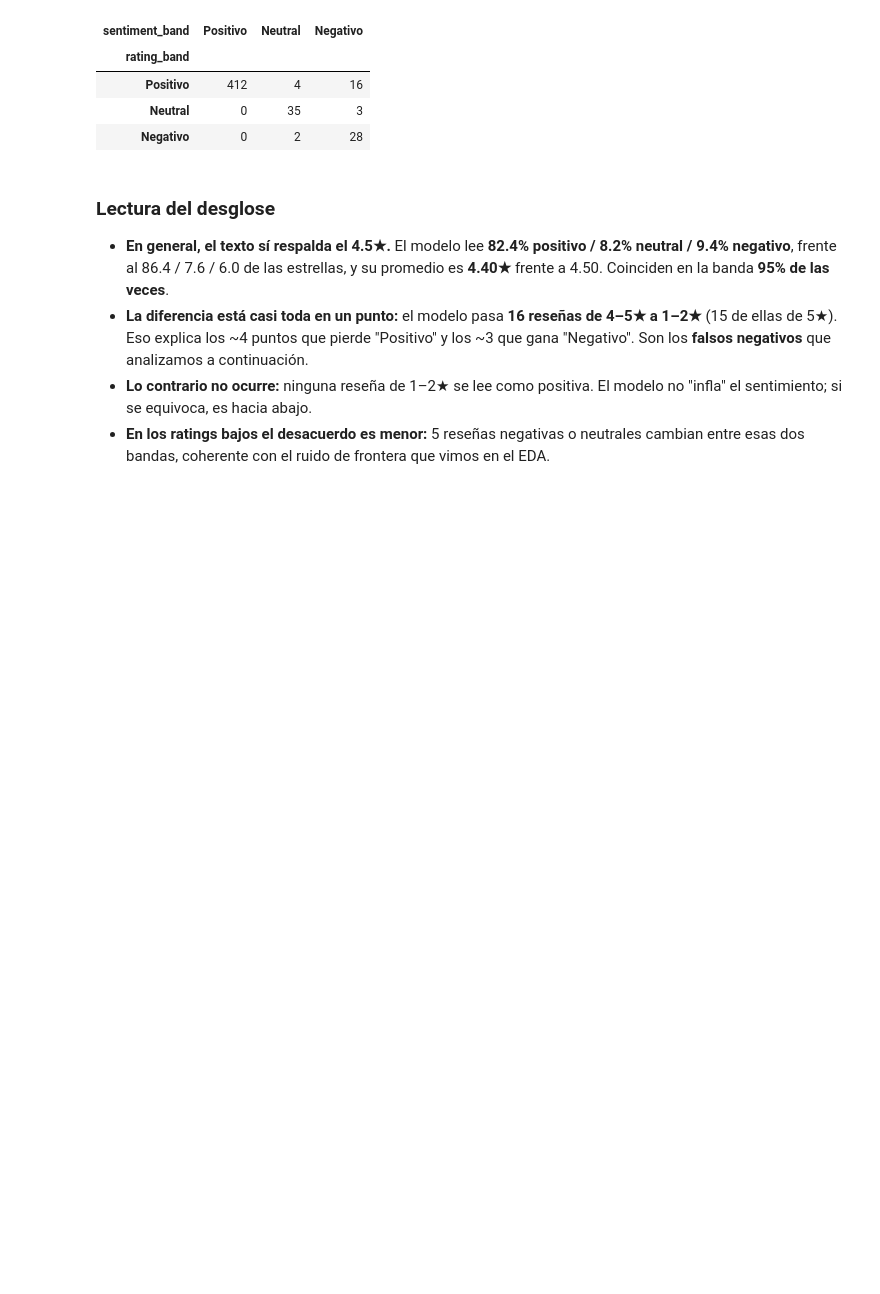
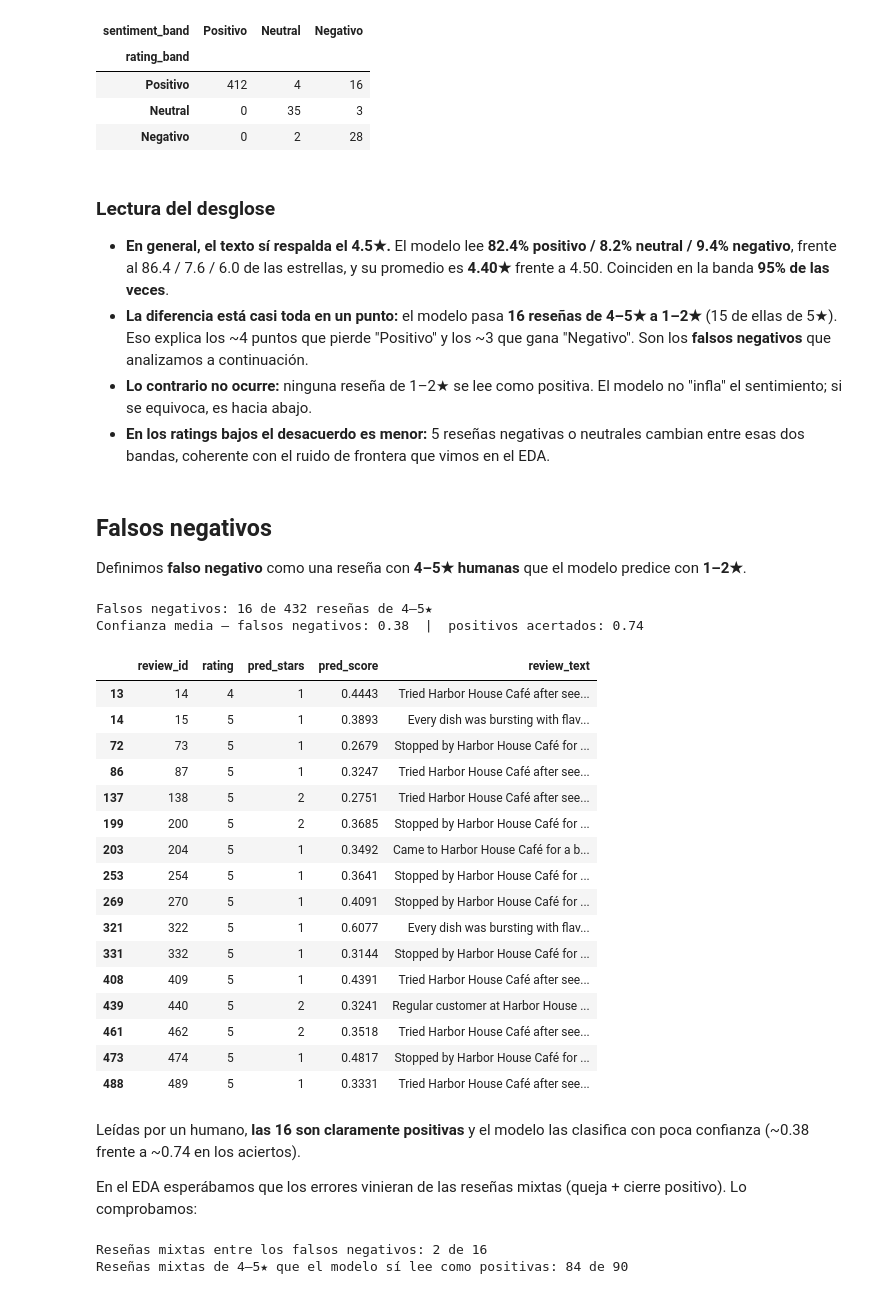
Before and after one commit to 4GeeksAcademy/juan-gouveia-machine-learning-python-template, a Jupyter notebook: src/explore.ipynb, the cells around one changed output. Saved outputs shown, nothing was run; the diff lists cells and outputs as text; code cells hidden in the pictures; blank space fills up the shorter version.

```diff
--- a/src/explore.ipynb
+++ b/src/explore.ipynb
@@ -402,3 +402,46 @@ Coincidencia de banda: 95.0%  |  coincidencia exacta de estrellas: 85.8%
 - **La diferencia está casi toda en un punto:** el modelo pasa **16 reseñas de 4–5★ a 1–2★** (15 de ellas de 5★). Eso explica los ~4 puntos que pierde "Positivo" y los ~3 que gana "Negativo". Son los **falsos negativos** que analizamos a continuación.
 - **Lo contrario no ocurre:** ninguna reseña de 1–2★ se lee como positiva. El modelo no "infla" el sentimiento; si se equivoca, es hacia abajo.
 - **En los ratings bajos el desacuerdo es menor:** 5 reseñas negativas o neutrales cambian entre esas dos bandas, coherente con el ruido de frontera que vimos en el EDA.
+# %% [markdown]
+## Falsos negativos
+
+Definimos **falso negativo** como una reseña con **4–5★ humanas** que el modelo predice con **1–2★**.
+# %%
+is_fn = (results["rating"] >= 4) & (results["pred_stars"] <= 2)
+false_negatives = results[is_fn]
+correct_positives = results[(results["rating"] >= 4) & (results["pred_stars"] >= 4)]
+
+print(f"Falsos negativos: {len(false_negatives)} de {(results['rating'] >= 4).sum()} reseñas de 4–5★")
+print(f"Confianza media — falsos negativos: {false_negatives['pred_score'].mean():.2f}  |  positivos acertados: {correct_positives['pred_score'].mean():.2f}")
+false_negatives[["review_id", "rating", "pred_stars", "pred_score", "review_text"]]
+# %% [output]
+Falsos negativos: 16 de 432 reseñas de 4–5★
+Confianza media — falsos negativos: 0.38  |  positivos acertados: 0.74
+|  | review_id | rating | pred_stars | pred_score | review_text |
+| 13 | 14 | 4 | 1 | 0.4443 | Tried Harbor House Café after see... |
+| 14 | 15 | 5 | 1 | 0.3893 | Every dish was bursting with flav... |
+| 72 | 73 | 5 | 1 | 0.2679 | Stopped by Harbor House Café for ... |
+| 86 | 87 | 5 | 1 | 0.3247 | Tried Harbor House Café after see... |
+| 137 | 138 | 5 | 2 | 0.2751 | Tried Harbor House Café after see... |
+| 199 | 200 | 5 | 2 | 0.3685 | Stopped by Harbor House Café for ... |
+| 203 | 204 | 5 | 1 | 0.3492 | Came to Harbor House Café for a b... |
+| 253 | 254 | 5 | 1 | 0.3641 | Stopped by Harbor House Café for ... |
+| 269 | 270 | 5 | 1 | 0.4091 | Stopped by Harbor House Café for ... |
+| 321 | 322 | 5 | 1 | 0.6077 | Every dish was bursting with flav... |
+| 331 | 332 | 5 | 1 | 0.3144 | Stopped by Harbor House Café for ... |
+| 408 | 409 | 5 | 1 | 0.4391 | Tried Harbor House Café after see... |
+| 439 | 440 | 5 | 2 | 0.3241 | Regular customer at Harbor House ... |
+| 461 | 462 | 5 | 2 | 0.3518 | Tried Harbor House Café after see... |
+| 473 | 474 | 5 | 1 | 0.4817 | Stopped by Harbor House Café for ... |
+| 488 | 489 | 5 | 1 | 0.3331 | Tried Harbor House Café after see... |
+# %% [markdown]
+Leídas por un humano, **las 16 son claramente positivas** y el modelo las clasifica con poca confianza (~0.38 frente a ~0.74 en los aciertos).
+
+En el EDA esperábamos que los errores vinieran de las reseñas mixtas (queja + cierre positivo). Lo comprobamos:
+# %%
+is_mixed = results["review_text"].str.contains("but overall a solid experience|but honestly the food made up for it")
+print(f"Reseñas mixtas entre los falsos negativos: {is_mixed[is_fn].sum()} de {is_fn.sum()}")
+print(f"Reseñas mixtas de 4–5★ que el modelo sí lee como positivas: {(is_mixed & (results['rating'] >= 4) & (results['pred_stars'] >= 4)).sum()} de {(is_mixed & (results['rating'] >= 4)).sum()}")
+# %% [output]
+Reseñas mixtas entre los falsos negativos: 2 de 16
+Reseñas mixtas de 4–5★ que el modelo sí lee como positivas: 84 de 90
```
Also changed, not shown: parts of 9 cells of this notebook.
